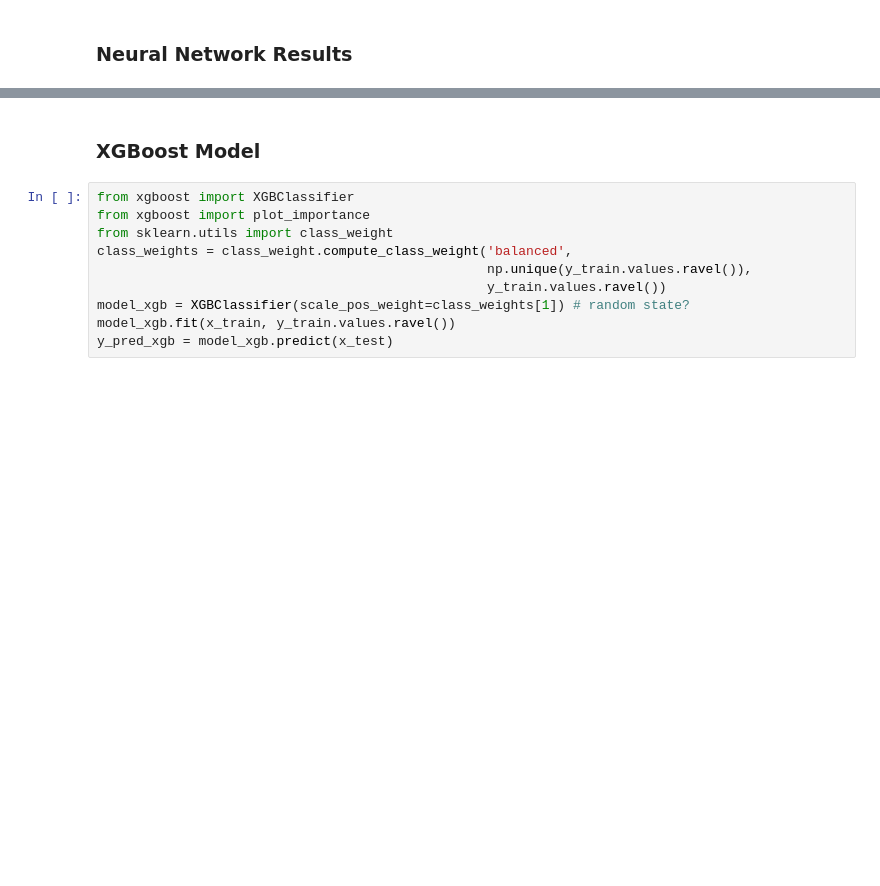
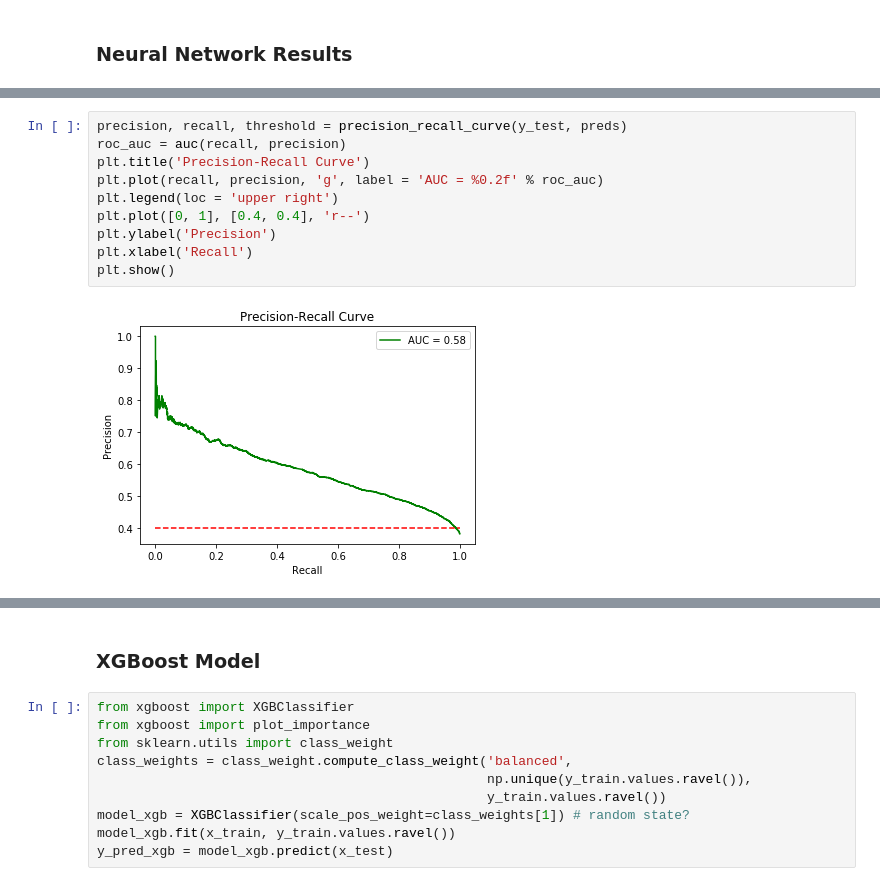
Before and after one commit to ZhuLeon/Loan-Default-Prediction, a Jupyter notebook: src/main.ipynb, the cells around one changed output, grey strips where cells are left out. Cells and saved outputs as stored; diff of their text form; blank space fills up the shorter version.

```diff
--- a/src/main.ipynb
+++ b/src/main.ipynb
@@ -1007,3 +1001,15 @@ weighted avg       0.66      0.67      0.66     13251
+# %%
+precision, recall, threshold = precision_recall_curve(y_test, preds)
+roc_auc = auc(recall, precision)
+plt.title('Precision-Recall Curve')
+plt.plot(recall, precision, 'g', label = 'AUC = %0.2f' % roc_auc)
+plt.legend(loc = 'upper right')
+plt.plot([0, 1], [0.4, 0.4], 'r--')
+plt.ylabel('Precision')
+plt.xlabel('Recall')
+plt.show()
+# %% [output]
+[figure, added]
 # %%
 from imblearn.over_sampling import SMOTE
 
```
Also changed, not shown: parts of 19 cells of this notebook, 1 other file.
